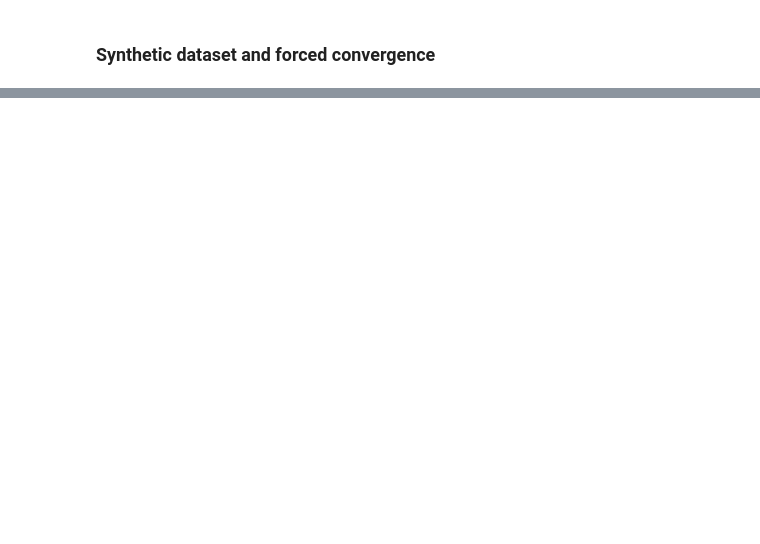
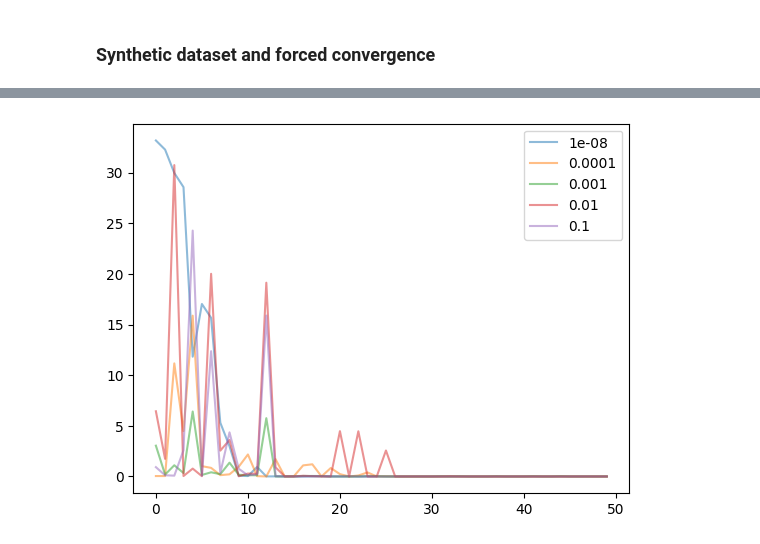
Before and after one commit to Laz4rz/2headgrad, a Jupyter notebook: head2grad_play.ipynb, the cells around one changed output, grey strips where cells are left out. Drawn from its saved outputs; the diff is of its cells as text; code cells hidden in the pictures; blank space fills up the shorter version.

```diff
--- a/head2grad_play.ipynb
+++ b/head2grad_play.ipynb
@@ -127,0 +183,23 @@ p(x)
+# %%
+batch_size = 10
+lrs = [0.00000001, 0.0001, 0.001, 0.01, 0.1]
+for lr in lrs:
+    losses = []
+    model = MLP(3, [5, 5, 1])
+
+    for x, target in ds:
+        batch_losses = []
+        for n in range(batch_size):
+            y = model(x)
+            loss = (y - target) ** 2
+            batch_losses.append(loss)
+        loss = sum(batch_losses)
+        losses.append(loss.data)
+
+        loss.backward()
+        model.step()
+
+    plt.plot(losses, alpha=0.5)
+    plt.legend(lrs)
+# %% [output]
+[figure, added]
```
Also changed, not shown: parts of 7 cells of this notebook, 1 other file.
